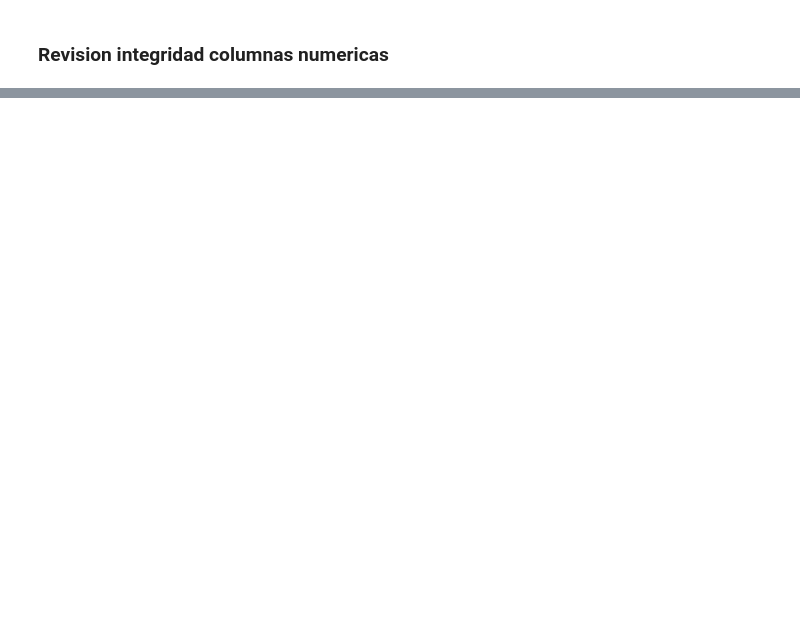
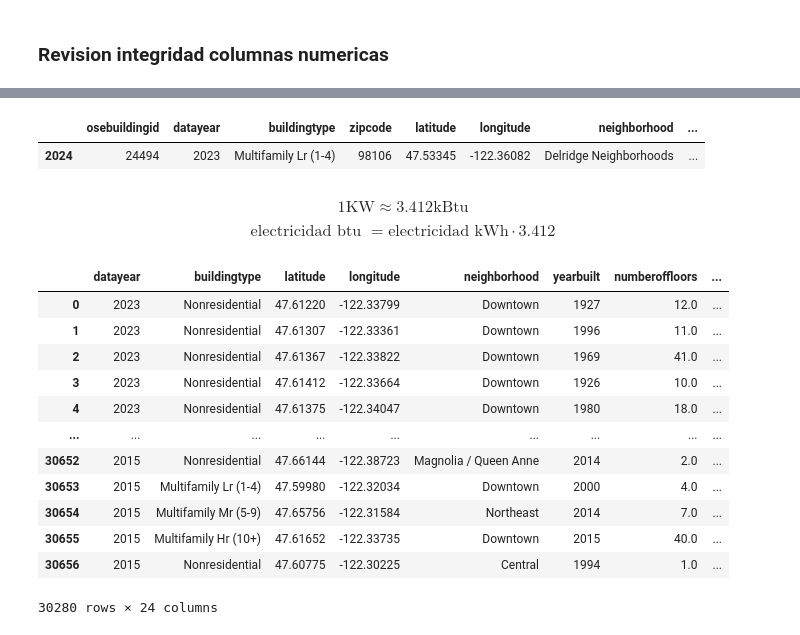
Before and after one commit to LLAES07/seatle, a Jupyter notebook: Notebooks/Proyecto.ipynb, the cells around one changed output, grey strips where cells are left out. Cells and saved outputs as stored; diff of their text form; code cells hidden in the pictures; blank space fills up the shorter version.

```diff
--- a/Notebooks/Proyecto.ipynb
+++ b/Notebooks/Proyecto.ipynb
@@ -382,0 +404,3 @@ df[numeric_cols].describe().T.round(2)
+# %%
+pd.set_option('display.max_columns', None)
+df[df['electricity_kwh']==0]
@@ -382,0 +432,9 @@ df[numeric_cols].describe().T.round(2)
+# %%
+df[(df['electricity_kbtu']==0)]
+# %% [output]
+|  | osebuildingid | datayear | buildingtype | zipcode | latitude | longitude | neighborhood | ... |
+| 2024 | 24494 | 2023 | Multifamily Lr (1-4) | 98106 | 47.53345 | -122.36082 | Delridge Neighborhoods | ... |
+# %% [markdown]
+$$1\text{KW} \approx 3.412 \text{kBtu}$$
+
+$$ \text{electricidad btu } = \text{electricidad kWh} \cdot{} 3.412 $$
@@ -382,0 +443,16 @@ df[numeric_cols].describe().T.round(2)
+# %%
+df
+# %% [output]
+|  | datayear | buildingtype | latitude | longitude | neighborhood | yearbuilt | numberoffloors | ... |
+| 0 | 2023 | Nonresidential | 47.61220 | -122.33799 | Downtown | 1927 | 12.0 | ... |
+| 1 | 2023 | Nonresidential | 47.61307 | -122.33361 | Downtown | 1996 | 11.0 | ... |
+| 2 | 2023 | Nonresidential | 47.61367 | -122.33822 | Downtown | 1969 | 41.0 | ... |
+| 3 | 2023 | Nonresidential | 47.61412 | -122.33664 | Downtown | 1926 | 10.0 | ... |
+| 4 | 2023 | Nonresidential | 47.61375 | -122.34047 | Downtown | 1980 | 18.0 | ... |
+| ... | ... | ... | ... | ... | ... | ... | ... | ... |
+| 30652 | 2015 | Nonresidential | 47.66144 | -122.38723 | Magnolia / Queen Anne | 2014 | 2.0 | ... |
+| 30653 | 2015 | Multifamily Lr (1-4) | 47.59980 | -122.32034 | Downtown | 2000 | 4.0 | ... |
+| 30654 | 2015 | Multifamily Mr (5-9) | 47.65756 | -122.31584 | Northeast | 2014 | 7.0 | ... |
+| 30655 | 2015 | Multifamily Hr (10+) | 47.61652 | -122.33735 | Downtown | 2015 | 40.0 | ... |
+| 30656 | 2015 | Nonresidential | 47.60775 | -122.30225 | Central | 1994 | 1.0 | ... |
+30280 rows × 24 columns
```
Also changed, not shown: parts of 22 cells of this notebook, 2 other files.
